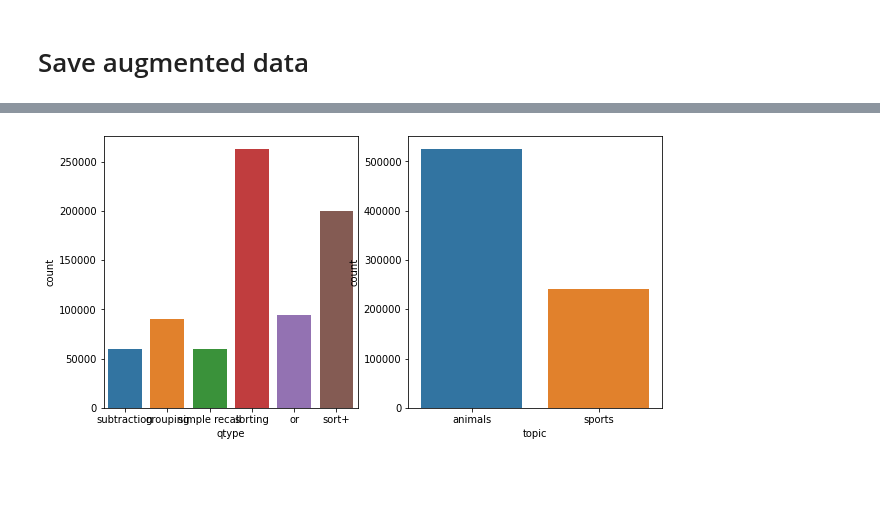
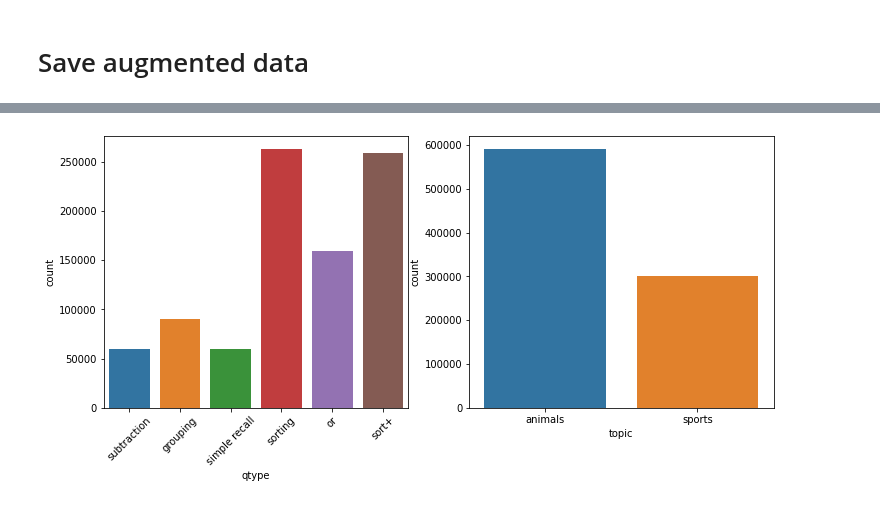
Before and after one commit to omarkapur-mids/Exploring-Data-Augmentation-for-QA-with-T5, a Jupyter notebook: DROP/DataGeneration_All-ok.ipynb, the cells around one changed output, grey strips where cells are left out. Saved outputs shown, nothing was run; the diff lists cells and outputs as text; code cells hidden in the pictures; blank space fills up the shorter version.

```diff
--- a/DROP/DataGeneration_All-ok.ipynb
+++ b/DROP/DataGeneration_All-ok.ipynb
@@ -579,19 +579,25 @@ Answer: sharks
 # %% [markdown]
 ## Animal - Or Type Questions
 # %%
-animals_dict = {'pandas':'bamboo','bears':'salmon','sharks':'sardines','elephants':'berries','giraffes':'leaves','monkeys':'bananas'}
+animals_dict = {'pandas':'bamboo','bears':'salmon','sharks':'sardines','elephants':'berries','giraffes':'leaves','monkeys':'bananas','dogs':'bones','cats':'tuna water'}
 animals = ['pandas', 'bears', 'sharks', 'elephants', 'giraffes', 'monkeys']
 foods = ['bamboo', 'salmon', 'sardines', 'berries', 'leaves', 'bananas']
 intro = ['Just like humans, animals have favorite foods',
          'Nutrition is key to animal health',
-         'Animals can be picky eaters']
+         'Animals can be picky eaters',
+         'There are particular types of foods animals like',
+         'What kind of food do certain animals like to eat? Let us explore some known animal facts',
+         'Animal science has evolved significantly. We know much more about animals now']
 conc = ['Nonetheless, its important for animals to have balanced diets',
         'Overall, animals need to consumer large amounts of calories to survive in the wild',
-        'Now we know what it means when they says someone eats like an animal']
+        'Now we know what it means when they says someone eats like an animal',
+        'This is the result of significant progress in scientific research']
 beg_item = ['According to the latest research',
             'It has been studied that',
-            'Scientists estimate that']
-filler_sentence = ['They are hungry creatures', 'Seeing them eat is quite a spectacle']
+            'Scientists estimate that',
+            'There are dozens of animals that we do not know much about. But what we do know is that',
+            'The science of this topic is fascinating. The current literature says that']
+filler_sentence = ['They are hungry creatures', 'Seeing them eat is quite a spectacle','Their apetite for this has been studied for some time','This is the best information we have','In fact, they can be seen in the wild like this']
 
 
 context_template = '{}. {} are known to like {}. They will eat {} tons in their lifetime. {}. Many are surprised to learn that {} are {} favorite snack. {}, {} like {} so much they will fight to the death for some. {}.'
@@ -1084,7 +1090,7 @@ df = pd.DataFrame([contexts,questions,answers]).T.rename(columns={0:'context',1:
 df['qtype'] = 'sort+'
 df['topic'] = 'sports'
 print('Adding {:,} records to the augmented dataset'.format(len(df)))
-# aug_df = pd.concat([aug_df,df])
+aug_df = pd.concat([aug_df,df])
 print_example(contexts,questions,answers)
 # %% [output]
 Adding 58,800 records to the augmented dataset
@@ -1096,6 +1102,7 @@ Answer: 206
 # Save augmented data
 # %%
 print('Number of records in dataset: {:,}'.format(len(aug_df)))
+aug_df = aug_df.reset_index()
 if save_data:
     #save results
     augmented_dir = './data/augmented-data'
@@ -1107,6 +1114,7 @@ script took 0:03:49.247619 to run
 # %%
-fig,ax=plt.subplots(ncols=2,figsize=(10,5))
+fig,ax=plt.subplots(ncols=2,figsize=(12,5))
 ax[0]=sns.countplot(x=aug_df.qtype,ax=ax[0])
+_=ax[0].set_xticklabels(ax[0].get_xticklabels(), rotation=45)
 ax[1]=sns.countplot(x=aug_df.topic,ax=ax[1])
 # %% [output]
-[figure, old version]
+[figure, new version]
```
Also changed, not shown: parts of 16 cells of this notebook.
